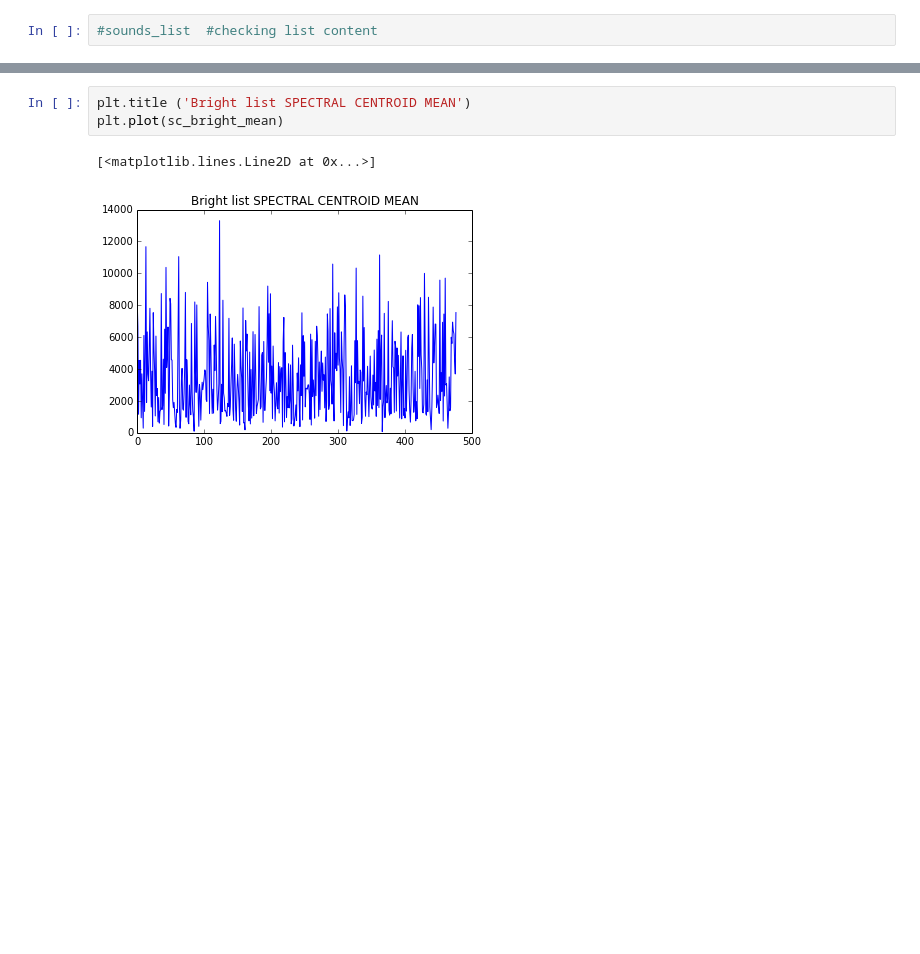
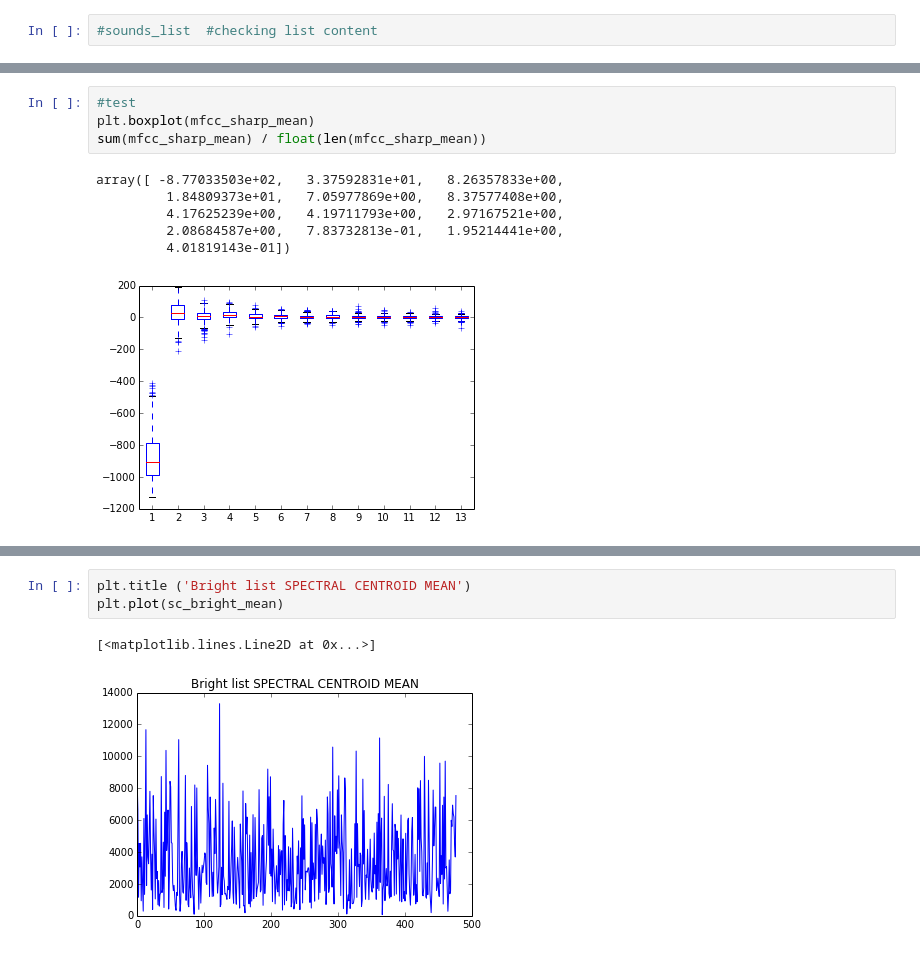
Before and after one commit to pedrogogo/SMC_Th, a Jupyter notebook: json_read_computing_essentia_descriptors.ipynb, the cells around one changed output, grey strips where cells are left out. Drawn from its saved outputs; the diff is of its cells as text; blank space fills up the shorter version.

```diff
--- a/json_read_computing_essentia_descriptors.ipynb
+++ b/json_read_computing_essentia_descriptors.ipynb
@@ -414,0 +439,11 @@ sum(sc_sharp_mean) / float(len(sc_sharp_mean))
+# %%
+#test
+plt.boxplot(mfcc_sharp_mean)
+sum(mfcc_sharp_mean) / float(len(mfcc_sharp_mean))
+# %% [output]
+array([ -8.77033503e+02,   3.37592831e+01,   8.26357833e+00,
+         1.84809373e+01,   7.05977869e+00,   8.37577408e+00,
+         4.17625239e+00,   4.19711793e+00,   2.97167521e+00,
+         2.08684587e+00,   7.83732813e-01,   1.95214441e+00,
+         4.01819143e-01])
+[figure, added]
```
Also changed, not shown: parts of 106 cells of this notebook.
